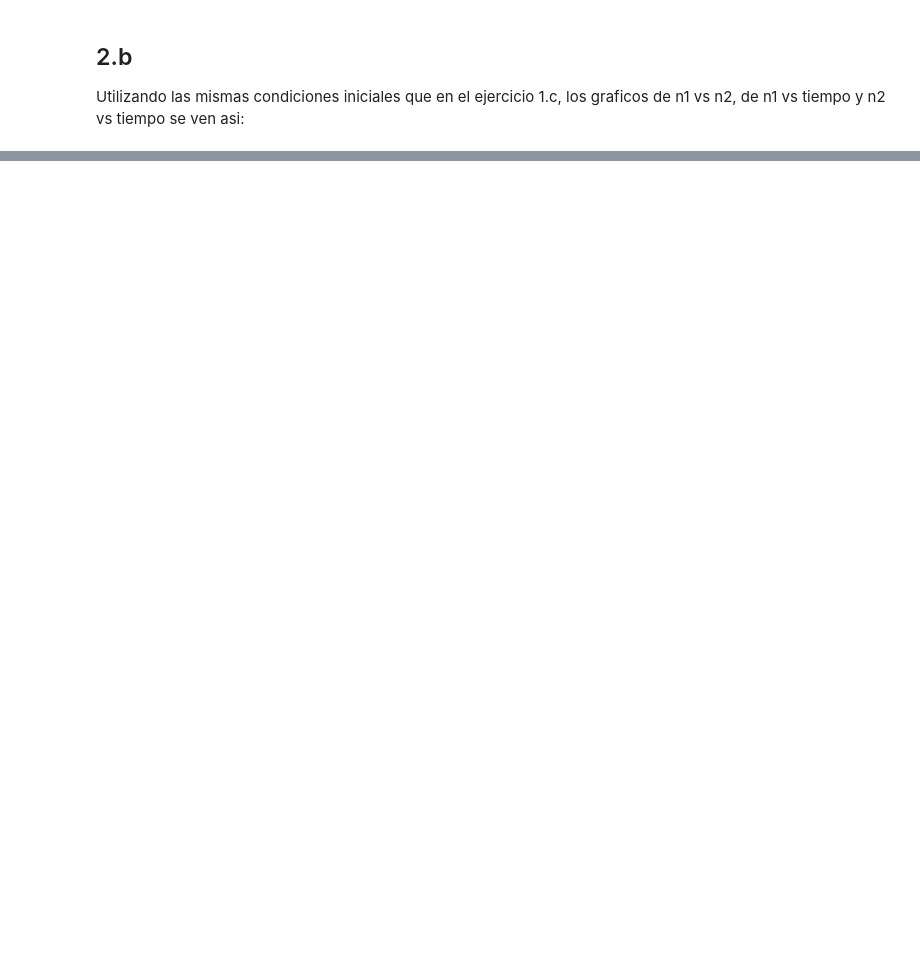
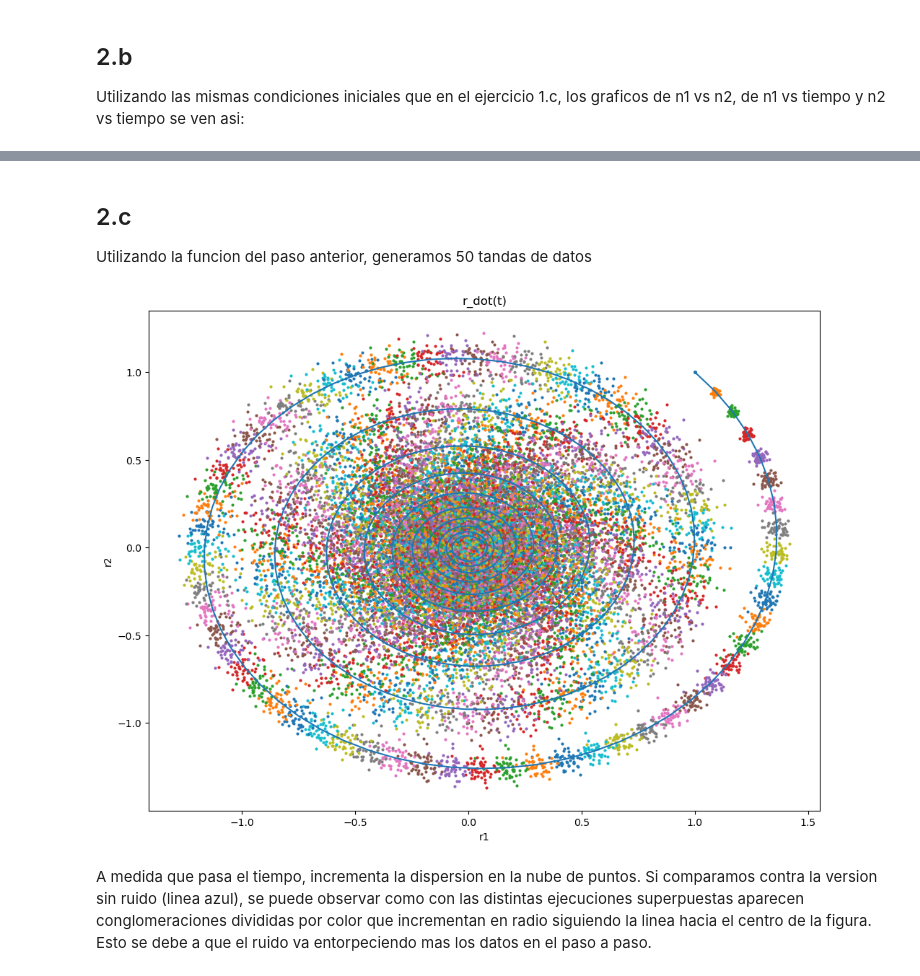
Before and after one commit to ImNotGone/NC_TP3, a Jupyter notebook: tp3.ipynb, the cells around one changed output, grey strips where cells are left out. Cells and saved outputs as stored; diff of their text form; code cells hidden in the pictures; blank space fills up the shorter version.

```diff
--- a/tp3.ipynb
+++ b/tp3.ipynb
@@ -155,0 +155,34 @@ plt.show()
+# %% [markdown]
+## 2.c
+Utilizando la funcion del paso anterior, generamos 50 tandas de datos
+# %%
+k = 50
+dt = 0.01
+t_values = np.arange(0, 2*np.pi, dt)
+
+cases = []
+for _ in range(k):
+    r = r_discrete(0, 2*np.pi, dt, 10)
+    cases.append(r)
+
+cases = np.array(cases)
+cases = np.transpose(cases, (1, 2, 3, 0))
+plt.figure(figsize=(12, 9))
+
+for case in cases:
+    n1 = case[0, :]
+    n2 = case[1, :]
+    plt.scatter(n1, n2, s=4)
+
+r = r_discrete(0, 2*np.pi, dt, 10, False)
+
+plt.plot(r[:, 0], r[:, 1])
+plt.xlabel('r1')
+plt.ylabel('r2')
+plt.title('r_dot(t)')
+
+plt.show()
+# %% [output]
+[figure, added]
+# %% [markdown]
+A medida que pasa el tiempo, incrementa la dispersion en la nube de puntos. Si comparamos contra la version sin ruido (linea azul), se puede observar como con las distintas ejecuciones superpuestas aparecen conglomeraciones divididas por color que incrementan en radio siguiendo la linea hacia el centro de la figura. Esto se debe a que el ruido va entorpeciendo mas los datos en el paso a paso.
```
Also changed, not shown: parts of 3 cells of this notebook.
